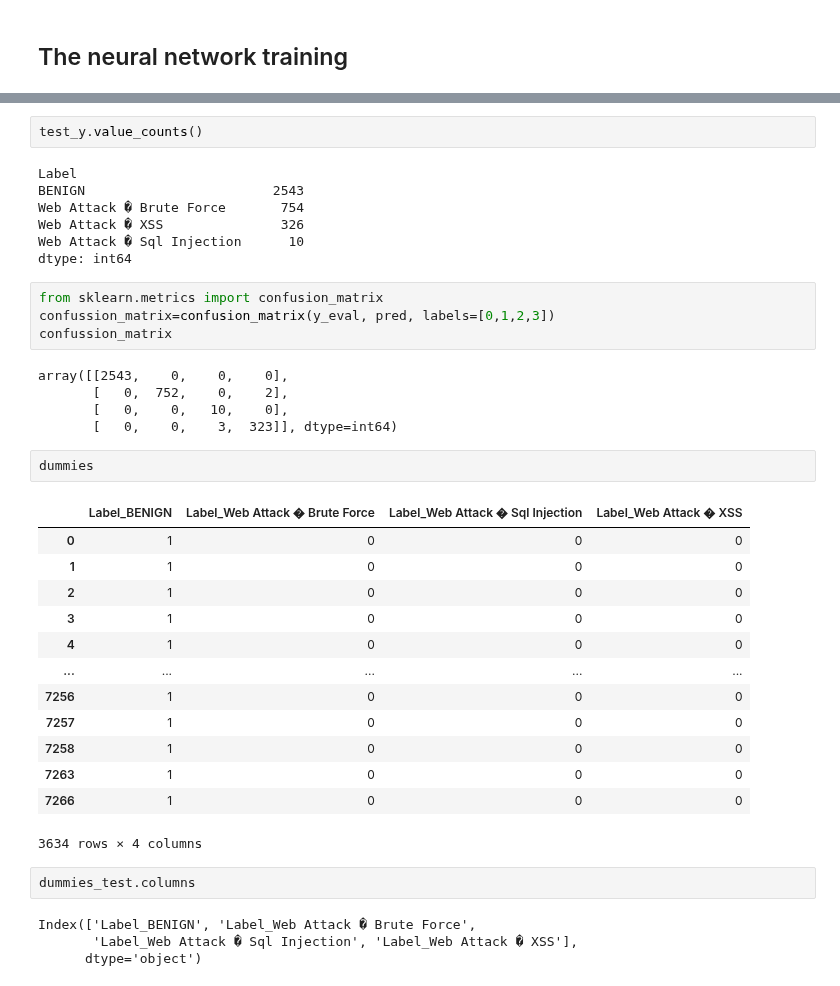
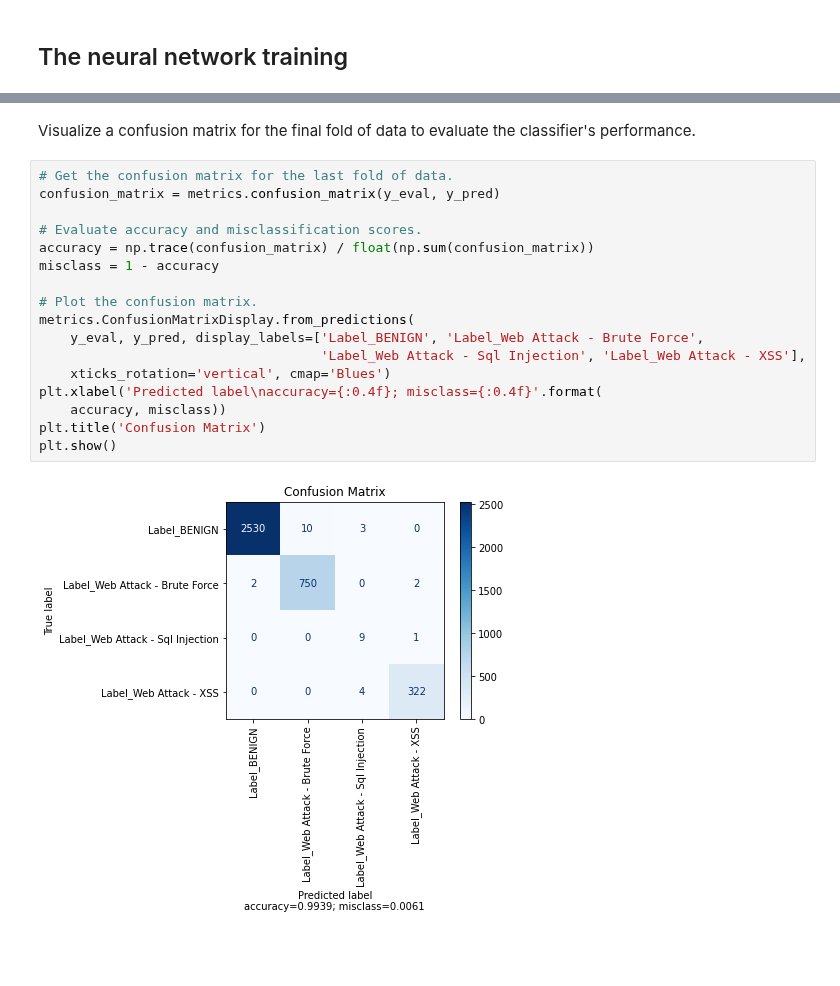
Before and after one commit to fisher85/ml-cybersecurity, a Jupyter notebook: python-web-attack-detection/web-attack-detection-using-CNN-BiLSTM.ipynb, the cells around one changed output, grey strips where cells are left out. Drawn from its saved outputs; the diff is of its cells as text; blank space fills up the shorter version.

```diff
--- a/python-web-attack-detection/web-attack-detection-using-CNN-BiLSTM.ipynb
+++ b/python-web-attack-detection/web-attack-detection-using-CNN-BiLSTM.ipynb
@@ -268,40 +278,21 @@ oos_pred
+# %% [markdown]
+Visualize a confusion matrix for the final fold of data to evaluate the classifier's performance.
 # %%
-test_y.value_counts()
+# Get the confusion matrix for the last fold of data.
+confusion_matrix = metrics.confusion_matrix(y_eval, y_pred)
+
+# Evaluate accuracy and misclassification scores.
+accuracy = np.trace(confusion_matrix) / float(np.sum(confusion_matrix))
+misclass = 1 - accuracy
+
+# Plot the confusion matrix.
+metrics.ConfusionMatrixDisplay.from_predictions(
+    y_eval, y_pred, display_labels=['Label_BENIGN', 'Label_Web Attack - Brute Force',
+                                    'Label_Web Attack - Sql Injection', 'Label_Web Attack - XSS'],
+    xticks_rotation='vertical', cmap='Blues')
+plt.xlabel('Predicted label\naccuracy={:0.4f}; misclass={:0.4f}'.format(
+    accuracy, misclass))
+plt.title('Confusion Matrix')
+plt.show()
 # %% [output]
-Label
-BENIGN                        2543
-Web Attack � Brute Force       754
-Web Attack � XSS               326
-Web Attack � Sql Injection      10
-dtype: int64
+[figure, added]
-# %%
-from sklearn.metrics import confusion_matrix
-confussion_matrix=confusion_matrix(y_eval, pred, labels=[0,1,2,3])
-confussion_matrix
-# %% [output]
-array([[2543,    0,    0,    0],
-       [   0,  752,    0,    2],
-       [   0,    0,   10,    0],
-       [   0,    0,    3,  323]], dtype=int64)
-# %%
-dummies
-# %% [output]
-|  | Label_BENIGN | Label_Web Attack � Brute Force | Label_Web Attack � Sql Injection | Label_Web Attack � XSS |
-| 0 | 1 | 0 | 0 | 0 |
-| 1 | 1 | 0 | 0 | 0 |
-| 2 | 1 | 0 | 0 | 0 |
-| 3 | 1 | 0 | 0 | 0 |
-| 4 | 1 | 0 | 0 | 0 |
-| ... | ... | ... | ... | ... |
-| 7256 | 1 | 0 | 0 | 0 |
-| 7257 | 1 | 0 | 0 | 0 |
-| 7258 | 1 | 0 | 0 | 0 |
-| 7263 | 1 | 0 | 0 | 0 |
-| 7266 | 1 | 0 | 0 | 0 |
-3634 rows × 4 columns
-# %%
-dummies_test.columns
-# %% [output]
-Index(['Label_BENIGN', 'Label_Web Attack � Brute Force',
-       'Label_Web Attack � Sql Injection', 'Label_Web Attack � XSS'],
-      dtype='object')
```
Also changed, not shown: parts of 45 cells of this notebook.
